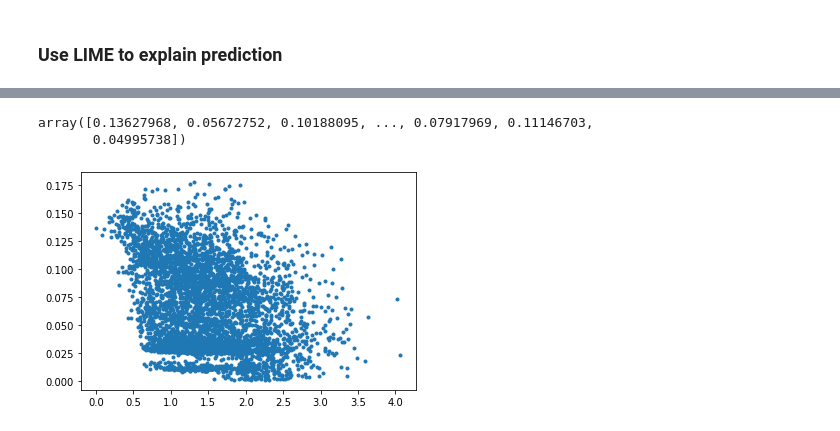
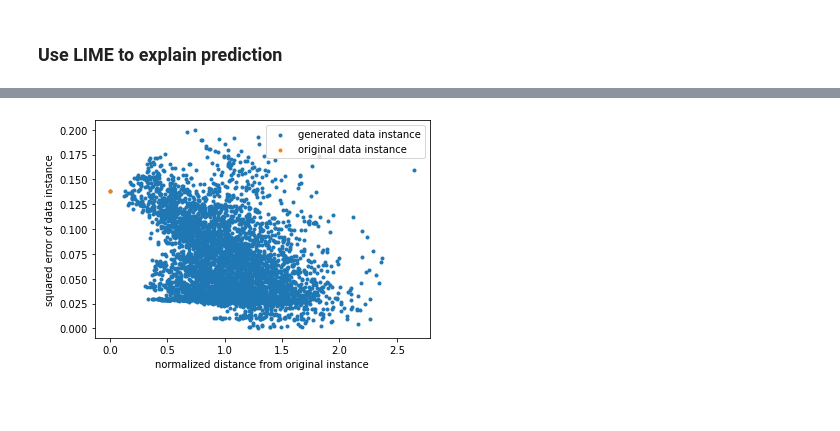
Before and after one commit to vonHousen/lime, a Jupyter notebook: doc/mod/notebooks/PerformanceAnalysis.ipynb, the cells around one changed output, grey strips where cells are left out. Saved outputs shown, nothing was run; the diff lists cells and outputs as text; code cells hidden in the pictures; blank space fills up the shorter version.

```diff
--- a/doc/mod/notebooks/PerformanceAnalysis.ipynb
+++ b/doc/mod/notebooks/PerformanceAnalysis.ipynb
@@ -117,16 +117,6 @@ print(explanation.get_fidelity_loss_on_generated_data())
-# %%
-examples_squared_errors = np.mean(explanation.squared_errors_matrix, axis=1)
-examples_distances = explanation.training_data_distances
-sorted_sequence = np.argsort(examples_distances)
-
-plt.scatter(
-    examples_distances[sorted_sequence],
-    examples_squared_errors[sorted_sequence],
-    marker=".")
-
-examples_squared_errors
-# %% [output]
-array([0.13627968, 0.05672752, 0.10188095, ..., 0.07917969, 0.11146703,
-       0.04995738])
-[figure, removed]
+# %%
+squared_errors = explanation.get_fidelity_distribution()
+explanation.plot_fidelity_map()
+# %% [output]
+[figure, added]
 # %%
```
Also changed, not shown: parts of 8 cells of this notebook, 1 other file.
